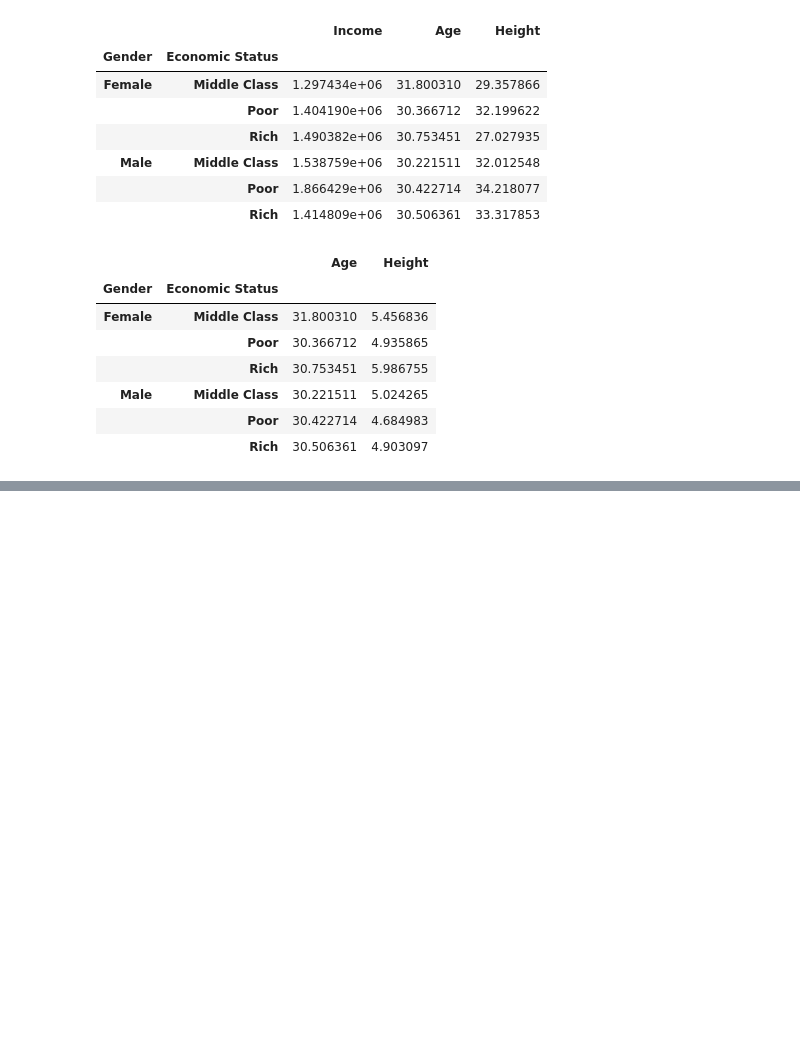
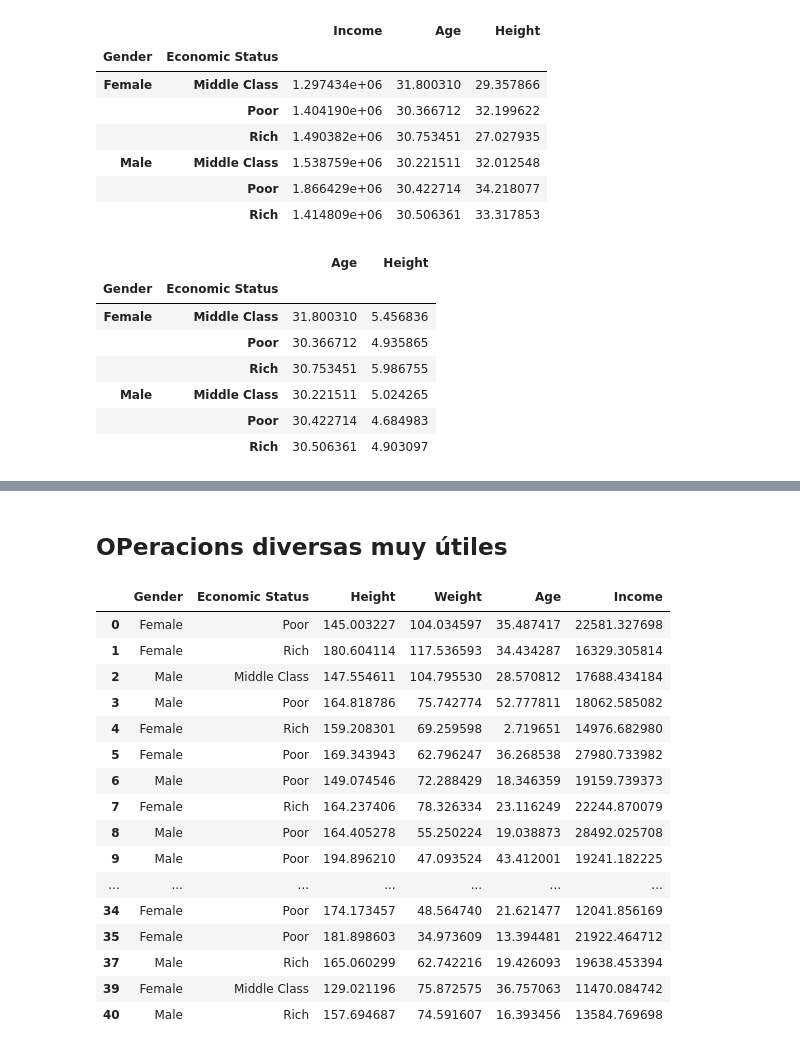
Before and after one commit to JCFlores93/ML-UDEMY, a Jupyter notebook: scripts/T2 - 3 - Data Cleaning - Agrupación de datos .ipynb, the cells around one changed output, grey strips where cells are left out. Saved outputs shown, nothing was run; the diff lists cells and outputs as text; code cells hidden in the pictures; blank space fills up the shorter version.

Commit message:
OPeracions diversas muy útiles

```diff
--- a/scripts/T2 - 3 - Data Cleaning - Agrupación de datos .ipynb
+++ b/scripts/T2 - 3 - Data Cleaning - Agrupación de datos .ipynb
@@ -262,0 +350,22 @@ double_group.aggregate([lambda x: np.mean(x)])
+# %% [markdown]
+## OPeracions diversas muy útiles
+# %%
+double_group.head()
+# %% [output]
+|  | Gender | Economic Status | Height | Weight | Age | Income |
+| 0 | Female | Poor | 145.003227 | 104.034597 | 35.487417 | 22581.327698 |
+| 1 | Female | Rich | 180.604114 | 117.536593 | 34.434287 | 16329.305814 |
+| 2 | Male | Middle Class | 147.554611 | 104.795530 | 28.570812 | 17688.434184 |
+| 3 | Male | Poor | 164.818786 | 75.742774 | 52.777811 | 18062.585082 |
+| 4 | Female | Rich | 159.208301 | 69.259598 | 2.719651 | 14976.682980 |
+| 5 | Female | Poor | 169.343943 | 62.796247 | 36.268538 | 27980.733982 |
+| 6 | Male | Poor | 149.074546 | 72.288429 | 18.346359 | 19159.739373 |
+| 7 | Female | Rich | 164.237406 | 78.326334 | 23.116249 | 22244.870079 |
+| 8 | Male | Poor | 164.405278 | 55.250224 | 19.038873 | 28492.025708 |
+| 9 | Male | Poor | 194.896210 | 47.093524 | 43.412001 | 19241.182225 |
+| ... | ... | ... | ... | ... | ... | ... |
+| 34 | Female | Poor | 174.173457 | 48.564740 | 21.621477 | 12041.856169 |
+| 35 | Female | Poor | 181.898603 | 34.973609 | 13.394481 | 21922.464712 |
+| 37 | Male | Rich | 165.060299 | 62.742216 | 19.426093 | 19638.453394 |
+| 39 | Female | Middle Class | 129.021196 | 75.872575 | 36.757063 | 11470.084742 |
+| 40 | Male | Rich | 157.694687 | 74.591607 | 16.393456 | 13584.769698 |
```
Also changed, not shown: parts of 16 cells of this notebook.
